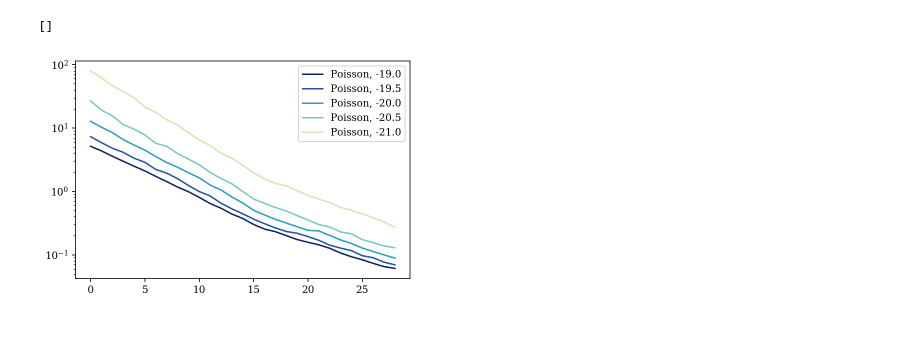
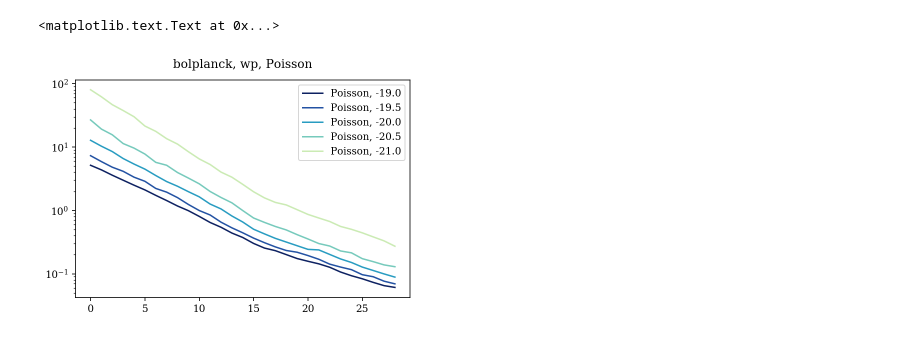
Before and after one commit to KuanWang-Astro/Fisher-paper-version, a Jupyter notebook: Observable_plot.ipynb, the cells around one changed output. Cells and saved outputs as stored; diff of their text form; code cells hidden in the pictures.

```diff
--- a/Observable_plot.ipynb
+++ b/Observable_plot.ipynb
@@ -159,11 +158,12 @@ p21p0 = np.array((1.33738, 13.98811, 0.55950, 11.95797, 12.82356, 0., 0.))
 # %%
 plt.plot(np.sqrt(realcov19p0.diagonal()[1:30]),label='Poisson, -19.0',c=cm.YlGnBu(250))
 plt.plot(np.sqrt(realcov19p5.diagonal()[1:30]),label='Poisson, -19.5',c=cm.YlGnBu(200))
 plt.plot(np.sqrt(realcov20p0.diagonal()[1:30]),label='Poisson, -20.0',c=cm.YlGnBu(150))
 plt.plot(np.sqrt(realcov20p5.diagonal()[1:30]),label='Poisson, -20.5',c=cm.YlGnBu(100))
 plt.plot(np.sqrt(realcov21p0.diagonal()[1:30]),label='Poisson, -21.0',c=cm.YlGnBu(60))
 plt.legend()
 plt.semilogy()
+plt.title('bolplanck, wp, Poisson')
 # %% [output]
-[]
+<matplotlib.text.Text at 0x...>
-[figure, old version]
+[figure, new version]
```
Also changed, not shown: parts of 23 cells of this notebook, 2 other files.
